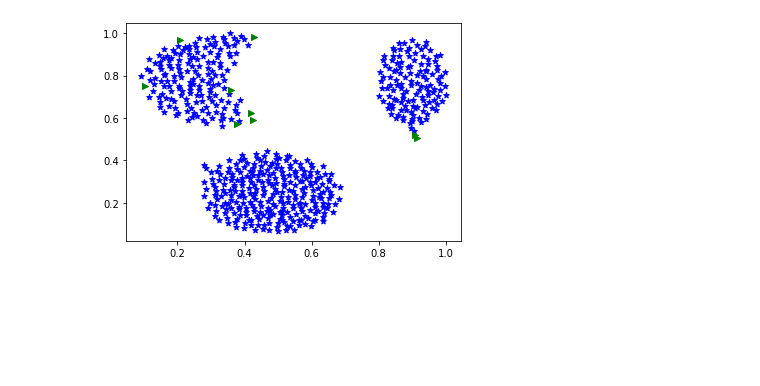
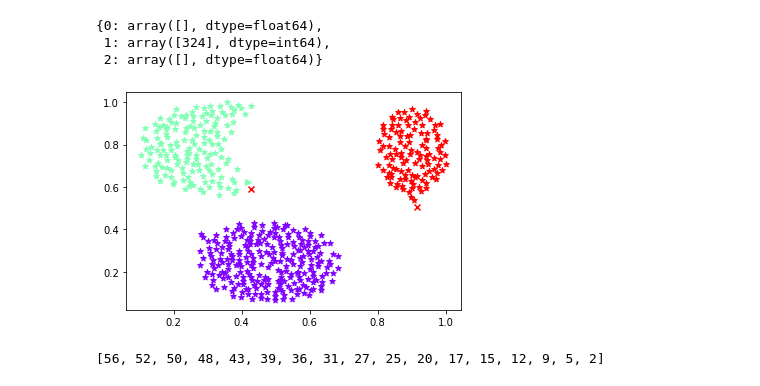
Before and after one commit to Ftmarruda/p1-mc886, a Jupyter notebook: dbscan.ipynb, the cells around one changed output. Saved outputs shown, nothing was run; the diff lists cells and outputs as text; code cells hidden in the pictures; blank space fills up the shorter version.

Commit message:
Faltam ajustes de bugs contando os plots dos outliers e borders do treino e outliers do teste

```diff
--- a/dbscan.ipynb
+++ b/dbscan.ipynb
@@ -96,11 +123,26 @@ outlier.sort()
-# %%
-x_core, y_core = np.hsplit(data_norm[core], 2)
-x_border, y_border = np.hsplit(data_norm[border], 2)
-x_outlier, y_outlier = np.hsplit(data_norm[outlier], 2)
-# %%
-plt.scatter(x_core, y_core, marker='*', color = 'b')
-plt.scatter(x_border, y_border, marker='>', color = 'g')
-plt.scatter(x_outlier, y_outlier, marker='X', color = 'r')
-plt.show()
-# %% [output]
-[figure, removed]
+# %%
+radius = 0.065
+nb_of_neighbors = 6
+# %%
+core_train, border_train, outlier_train, n = dbscan(data_in = train_data_norm, radius_of_neighborhood = radius, number_of_neighbors = nb_of_neighbors)
+# %%
+border_train
+# %% [output]
+{0: array([], dtype=float64),
+ 1: array([324], dtype=int64),
+ 2: array([], dtype=float64)}
+# %%
+colors = cm.rainbow(np.linspace(0,1,n))
+# %%
+for value,color in zip(core_train.values(),colors):
+    x_core, y_core = np.hsplit(train_data_norm[value], 2)
+    plt.scatter(x_core,y_core,marker='*',color=color)
+for value,color in zip(border_train.values(),colors):
+    if value.size:
+        x_border, y_border = np.hsplit(train_data_norm[value], 2)
+        plt.scatter(x_border,y_border,marker='>',color=color)
+x_outlier, y_outlier = np.hsplit(train_data_norm[outlier_train], 2)
+plt.scatter(x_outlier,y_outlier,marker='x',color=color)
+plt.show()
+# %% [output]
+[figure, added]
@@ -106,0 +151,4 @@ plt.show()
+# %%
+test_outlier
+# %% [output]
+[56, 52, 50, 48, 43, 39, 36, 31, 27, 25, 20, 17, 15, 12, 9, 5, 2]
```
Also changed, not shown: parts of 8 cells of this notebook.
